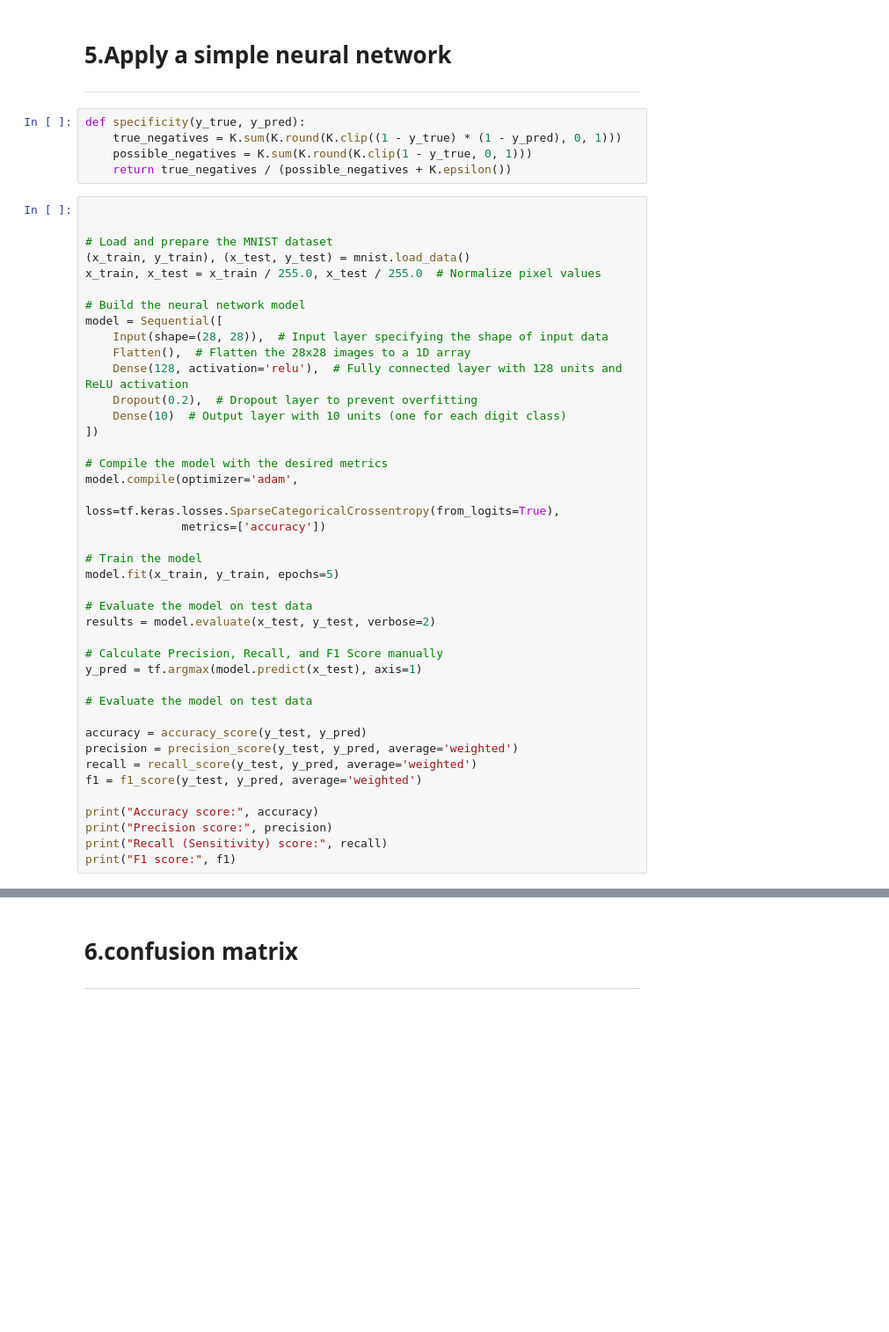
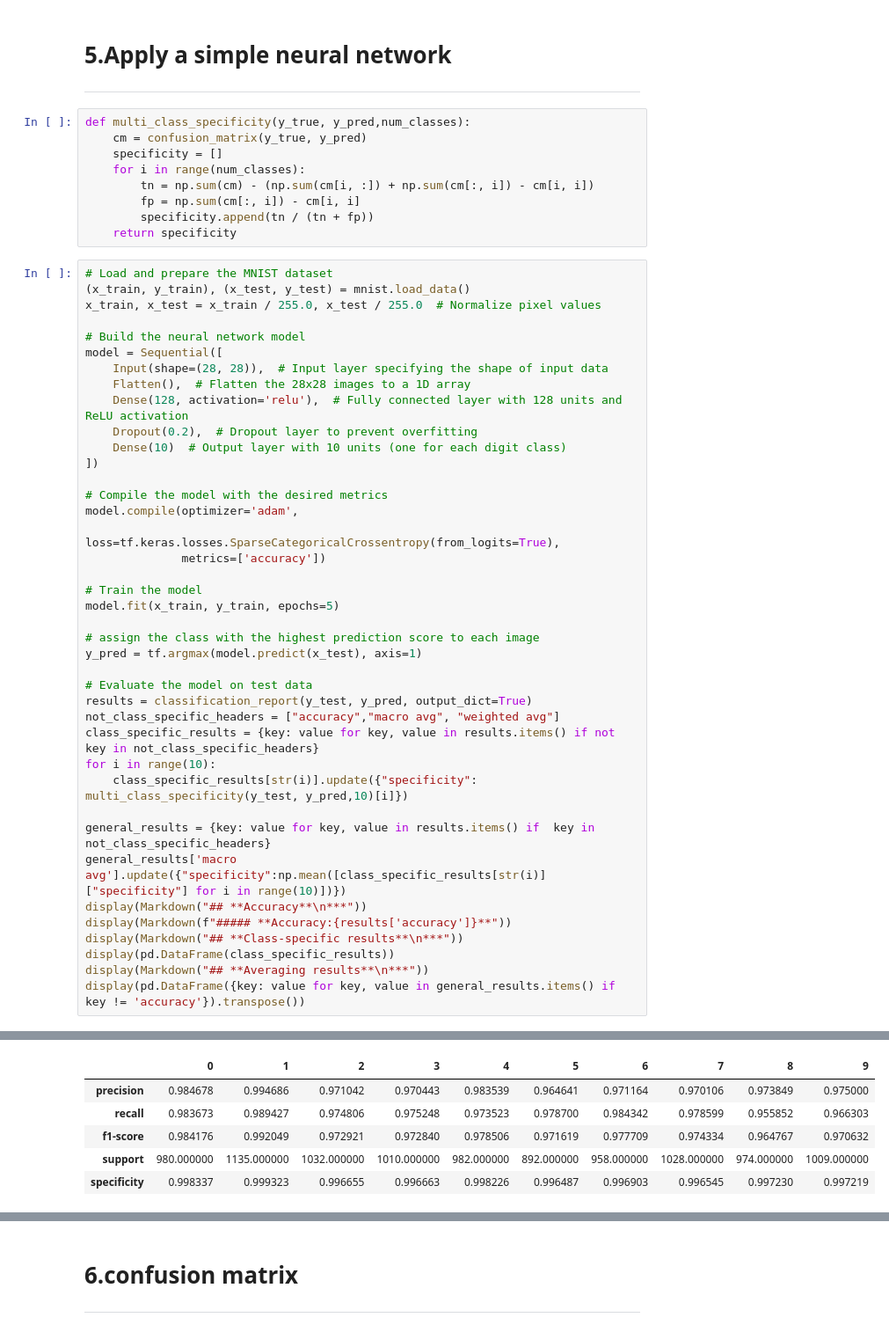
Before and after one commit to BarackSamuni/Data_Science2-Homework1, a Jupyter notebook: Homework1_solution.ipynb, the cells around one changed output, grey strips where cells are left out. Shown at 88% size. Saved outputs shown, nothing was run; the diff lists cells and outputs as text; blank space fills up the shorter version.

Commit message:
results displayed in a better way

```diff
--- a/Homework1_solution.ipynb
+++ b/Homework1_solution.ipynb
@@ -100,14 +117,16 @@ show_statistics(mnist)
 # %% [markdown]
 # **5.Apply a simple neural network**
 ***
-# %%
-def specificity(y_true, y_pred):
-    true_negatives = K.sum(K.round(K.clip((1 - y_true) * (1 - y_pred), 0, 1)))
-    possible_negatives = K.sum(K.round(K.clip(1 - y_true, 0, 1)))
-    return true_negatives / (possible_negatives + K.epsilon())
+# %%
+def multi_class_specificity(y_true, y_pred,num_classes):
+    cm = confusion_matrix(y_true, y_pred)
+    specificity = []
+    for i in range(num_classes):
+        tn = np.sum(cm) - (np.sum(cm[i, :]) + np.sum(cm[:, i]) - cm[i, i])
+        fp = np.sum(cm[:, i]) - cm[i, i]
+        specificity.append(tn / (tn + fp))
+    return specificity
 # %%
-
-
 # Load and prepare the MNIST dataset
 (x_train, y_train), (x_test, y_test) = mnist.load_data()
 x_train, x_test = x_train / 255.0, x_test / 255.0  # Normalize pixel values
@@ -129,22 +148,23 @@ model.compile(optimizer='adam',
 # Train the model
 model.fit(x_train, y_train, epochs=5)
 
-# Evaluate the model on test data
-results = model.evaluate(x_test, y_test, verbose=2)
-
-# Calculate Precision, Recall, and F1 Score manually
+# assign the class with the highest prediction score to each image
 y_pred = tf.argmax(model.predict(x_test), axis=1)
 
 # Evaluate the model on test data
+results = classification_report(y_test, y_pred, output_dict=True)
+not_class_specific_headers = ["accuracy","macro avg", "weighted avg"]
+class_specific_results = {key: value for key, value in results.items() if not key in not_class_specific_headers}
+for i in range(10):
+    class_specific_results[str(i)].update({"specificity": multi_class_specificity(y_test, y_pred,10)[i]})
 
-accuracy = accuracy_score(y_test, y_pred)
-precision = precision_score(y_test, y_pred, average='weighted')
-recall = recall_score(y_test, y_pred, average='weighted')
-f1 = f1_score(y_test, y_pred, average='weighted')
-
-print("Accuracy score:", accuracy)
-print("Precision score:", precision)
-print("Recall (Sensitivity) score:", recall)
-print("F1 score:", f1)
+general_results = {key: value for key, value in results.items() if  key in not_class_specific_headers}
+general_results['macro avg'].update({"specificity":np.mean([class_specific_results[str(i)]["specificity"] for i in range(10)])})
+display(Markdown("## **Accuracy**\n***"))
+display(Markdown(f"##### **Accuracy:{results['accuracy']}**"))
+display(Markdown("## **Class-specific results**\n***"))
+display(pd.DataFrame(class_specific_results))
+display(Markdown("## **Averaging results**\n***"))
+display(pd.DataFrame({key: value for key, value in general_results.items() if key != 'accuracy'}).transpose())
 # %% [output]
 Epoch 1/5
@@ -165,0 +186,6 @@ F1 score: 0.9764080985780682
+|  | 0 | 1 | 2 | 3 | 4 | 5 | 6 | 7 | 8 | 9 |
+| precision | 0.984678 | 0.994686 | 0.971042 | 0.970443 | 0.983539 | 0.964641 | 0.971164 | 0.970106 | 0.973849 | 0.975000 |
+| recall | 0.983673 | 0.989427 | 0.974806 | 0.975248 | 0.973523 | 0.978700 | 0.984342 | 0.978599 | 0.955852 | 0.966303 |
+| f1-score | 0.984176 | 0.992049 | 0.972921 | 0.972840 | 0.978506 | 0.971619 | 0.977709 | 0.974334 | 0.964767 | 0.970632 |
+| support | 980.000000 | 1135.000000 | 1032.000000 | 1010.000000 | 982.000000 | 892.000000 | 958.000000 | 1028.000000 | 974.000000 | 1009.000000 |
+| specificity | 0.998337 | 0.999323 | 0.996655 | 0.996663 | 0.998226 | 0.996487 | 0.996903 | 0.996545 | 0.997230 | 0.997219 |
```
Also changed, not shown: parts of 17 cells of this notebook, 1 other file.
